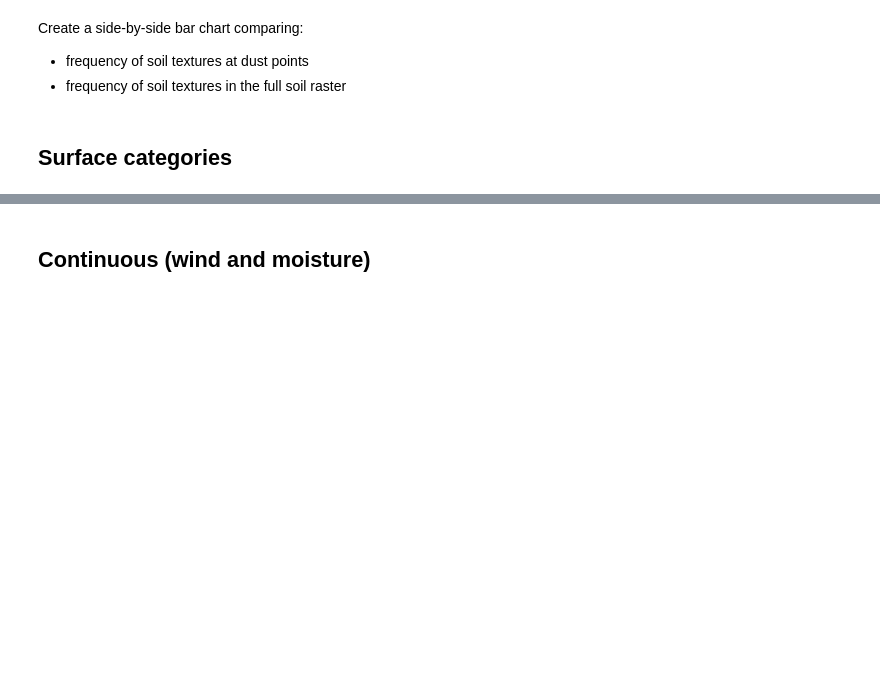
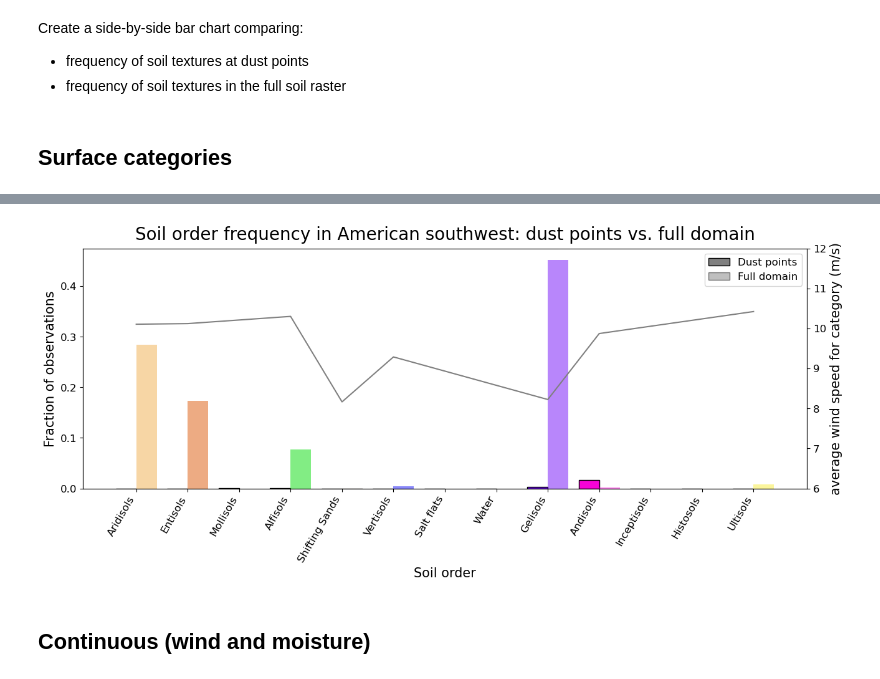
Before and after one commit to jesseturner/WLDAS_Analysis, a Jupyter notebook: ANALYSIS_bar_charts.ipynb, the cells around one changed output, grey strips where cells are left out. Cells and saved outputs as stored; diff of their text form; code cells hidden in the pictures; blank space fills up the shorter version.

```diff
--- a/ANALYSIS_bar_charts.ipynb
+++ b/ANALYSIS_bar_charts.ipynb
@@ -19,4 +19,5 @@ Create a side-by-side bar chart comparing:
 # %%
 soil_cmap, texture_colors, texture_dict = common_functions.get_texture_map_features()
 land_cover_dict, land_cover_colors, classes = common_functions.get_land_cover_features()
-soil_order_dict, category_colors = common_functions.get_soil_order_features()
+soil_order_colors = common_functions.get_soil_order_colors()
+soil_order_dict_reduced = common_functions.get_soil_order_dict_reduced()
@@ -106,0 +182,10 @@ plt.show()
+# %%
+#--- Convert soil order IDs from original format to one that can be used with colors
+control_ds = common_functions.reduce_soil_orders(control_ds)
+# %%
+#--- Manually setting order of categories
+chosen_categories = [2, 3, 7, 0, 14, 11, 13, 15, 4, 1, 6, 5, 10]
+labels = [soil_order_dict_reduced[k] for k in chosen_categories]
+chosen_soil_order_dict = dict(zip(chosen_categories, labels))
+
+mean_wind_by_category = wind_average_by_category(ds=control_ds, category_dict=chosen_soil_order_dict, category_name='soil_order')
@@ -107,3 +222,55 @@ plt.show()
+# %%
+#--- This one is in progress, hangup with getting unique IDs organized
+
+#--- Calculate bins
+dust_counts = {k: np.sum(dust_df['soil_order'] == k) for k in chosen_categories}
+dust_total = len(dust_df)
+dust_fraction = {k: v / dust_total for k, v in dust_counts.items()}
+
+non_dust_counts = {k: np.sum(control_ds['soil_order'] == k) for k in chosen_categories}
+non_dust_total = control_ds['soil_order'].count()
+non_dust_fraction = {k: v / non_dust_total for k, v in non_dust_counts.items()}
+
+x = np.arange(len(chosen_categories))
+labels = [soil_order_dict_reduced[k] for k in chosen_categories]
+width = 0.4
+
+fig, ax = plt.subplots(figsize=(15, 5))
+for i, k in enumerate(chosen_categories):
+    color = soil_order_colors[labels[i]]
+    ax.bar(x[i] - width / 2, dust_fraction[k], width, color=color, edgecolor="black", label="Dust points" if i == 0 else "")
+    ax.bar(x[i] + width / 2, non_dust_fraction[k], width, color=color, alpha=0.5, label="Full domain" if i == 0 else "")
+
+ax.tick_params(labelsize=12)
+
+ax.set_xticks(x)
+ax.set_xticklabels(labels, rotation=60, ha="right")
+ax.set_ylabel("Fraction of observations", fontsize=15)
+ax.set_xlabel("Soil order", fontsize=15)
+ax.set_title(f"Soil order frequency in American southwest: dust points vs. full domain", fontsize=20, pad=10)
+
+#--- Line for wind average by category
+
+ax2 = ax.twinx()
+y_clean = pd.Series(mean_wind_by_category).interpolate() #--- Interpolate over NaN values
+ax2.plot(x, y_clean, c="grey")
+ax2.tick_params(labelsize=12)
+ax2.set_ylim(6,12)
+ax2.set_ylabel("average wind speed for category (m/s)", fontsize=15)
+
+#--- Add legend
+
+legend_elements = [
+    Patch(facecolor="gray", edgecolor="black", label="Dust points"),
+    Patch(facecolor="gray", edgecolor="black", alpha=0.5, label="Full domain")
+]
+ax.legend(handles=legend_elements, fontsize=12)
+
+plt.savefig(f"plots/4_soil_types_usda_1_bar_chart.png",
+            dpi=300, bbox_inches='tight')
+plt.show()
+# %% [output]
+[figure, added]
 # %%
 def add_medians_to_plot(ax_bar, median_dust, median_control):
 
```
Also changed, not shown: parts of 8 cells of this notebook, 1 other file.
